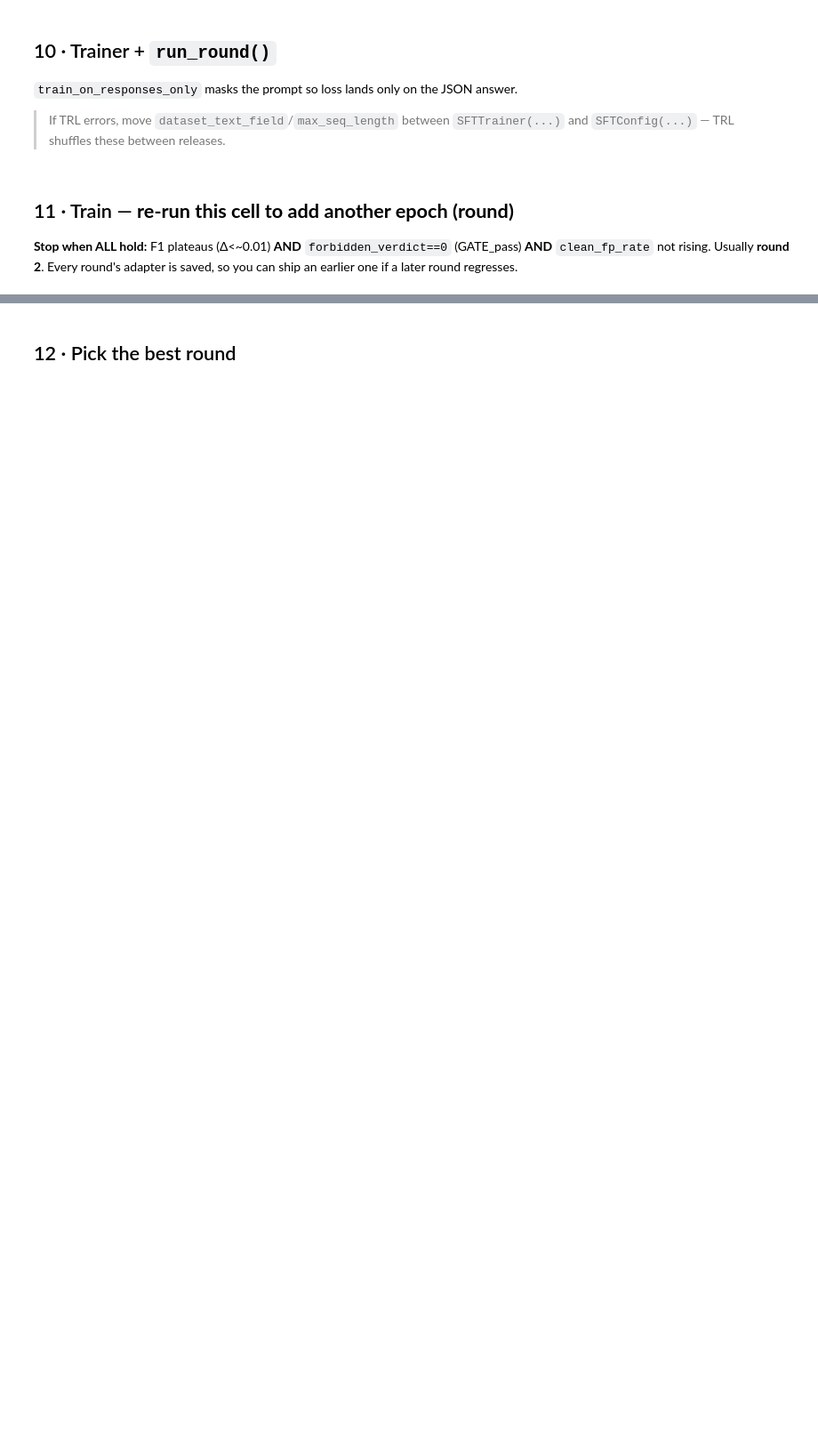
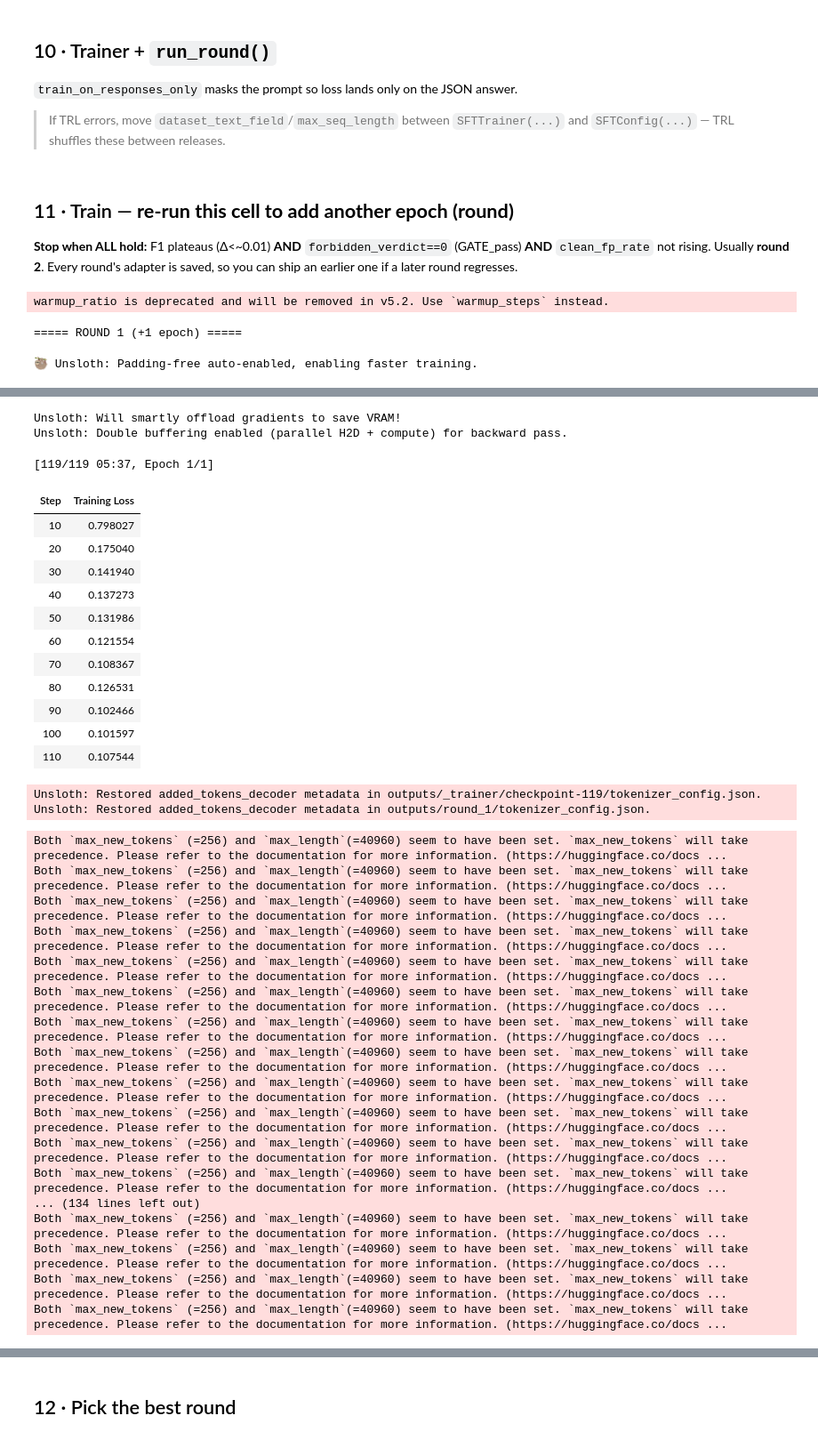
Before and after one commit to avaneeshmantrala13/trading-strategy-review-assistant, a Jupyter notebook: train_qwen3_4b_colab.ipynb, the cells around one changed output, grey strips where cells are left out. Shown at 89% size. Cells and saved outputs as stored; diff of their text form; code cells hidden in the pictures; blank space fills up the shorter version.

````diff
--- a/train_qwen3_4b_colab.ipynb
+++ b/train_qwen3_4b_colab.ipynb
@@ -178,3 +126,43 @@ def norm(s):
+# %%
+BIAS_KEYS = ["survivorship_bias", "look_ahead_bias", "storytelling_bias",
+             "overfitting_data_snooping", "transaction_cost_turnover_ignored",
+             "outlier_mishandling", "short_availability_cost"]
+HARD_BIASES = {"look_ahead_bias", "survivorship_bias"}
+
+VERDICT_PATTERNS = [
+    r"\bis (a )?(good|great|profitable|solid|strong|sound|excellent) strateg",
+    r"\byou should (buy|sell|trade|deploy|use|allocate)",
+    r"\bi recommend\b", r"\bwould be profitable\b", r"\brate(d)? (it )?\d",
+    r"\bworth (trading|deploying|investing)",
+]
+
+def strip_think(t):
+    return re.sub(r"<think>.*?</think>", "", t, flags=re.DOTALL)
+
+def extract_json(text):
+    text = strip_think(text).strip()
+    text = re.sub(r"^```(json)?", "", text).strip()
+    text = re.sub(r"```$", "", text).strip()
+    s, e = text.find("{"), text.rfind("}")
+    if s == -1 or e == -1 or e < s:
+        raise ValueError("no JSON object")
+    return json.loads(text[s:e + 1])
+
+def parse_audit(raw):
+    try:
+        d = extract_json(raw)
+    except Exception:
+        return {"ok": False}
+    flags = d.get("flags", []) or []
+    biases = {f.get("bias") for f in flags if f.get("bias") in BIAS_KEYS}
+    blob = json.dumps(d).lower()
+    leak = d.get("profitability_verdict") is not None or any(
+        re.search(p, blob) for p in VERDICT_PATTERNS)
+    return {"ok": True, "biases": biases, "verdict_leak": leak,
+            "refusal": d.get("refusal", ""), "flags": flags}
+
+def norm(s):
+    return re.sub(r"\s+", " ", (s or "").lower()).strip()
 # %% [markdown]
 ## 5 · Load Qwen3-4B (4-bit) · reuse the exact training system prompt
 # %%
@@ -415,8 +522,12 @@ def run_round():
 **AND** `clean_fp_rate` not rising. Usually **round 2**. Every round's adapter is saved,
 so you can ship an earlier one if a later round regresses.
 # %%
-if len([h for h in history if h["tag"].startswith("round_")]) < CONFIG["max_rounds"]:
+while len([h for h in history if h["tag"].startswith("round_")]) < CONFIG["max_rounds"]:
     run_round()
 else:
     print("Hit max_rounds — inspect history and pick the best round.")
 show_history(history)
+# %% [output]
+warmup_ratio is deprecated and will be removed in v5.2. Use `warmup_steps` instead.
+===== ROUND 1 (+1 epoch) =====
+🦥 Unsloth: Padding-free auto-enabled, enabling faster training.
@@ -422,0 +541,34 @@ show_history(history)
+Unsloth: Will smartly offload gradients to save VRAM!
+Unsloth: Double buffering enabled (parallel H2D + compute) for backward pass.
+[119/119 05:37, Epoch 1/1]
+| Step | Training Loss |
+| 10 | 0.798027 |
+| 20 | 0.175040 |
+| 30 | 0.141940 |
+| 40 | 0.137273 |
+| 50 | 0.131986 |
+| 60 | 0.121554 |
+| 70 | 0.108367 |
+| 80 | 0.126531 |
+| 90 | 0.102466 |
+| 100 | 0.101597 |
+| 110 | 0.107544 |
+Unsloth: Restored added_tokens_decoder metadata in outputs/_trainer/checkpoint-119/tokenizer_config.json.
+Unsloth: Restored added_tokens_decoder metadata in outputs/round_1/tokenizer_config.json.
+Both `max_new_tokens` (=256) and `max_length`(=40960) seem to have been set. `max_new_tokens` will take precedence. Please refer to the documentation for more information. (https://huggingface.co/docs ...
+Both `max_new_tokens` (=256) and `max_length`(=40960) seem to have been set. `max_new_tokens` will take precedence. Please refer to the documentation for more information. (https://huggingface.co/docs ...
+Both `max_new_tokens` (=256) and `max_length`(=40960) seem to have been set. `max_new_tokens` will take precedence. Please refer to the documentation for more information. (https://huggingface.co/docs ...
+Both `max_new_tokens` (=256) and `max_length`(=40960) seem to have been set. `max_new_tokens` will take precedence. Please refer to the documentation for more information. (https://huggingface.co/docs ...
+Both `max_new_tokens` (=256) and `max_length`(=40960) seem to have been set. `max_new_tokens` will take precedence. Please refer to the documentation for more information. (https://huggingface.co/docs ...
+Both `max_new_tokens` (=256) and `max_length`(=40960) seem to have been set. `max_new_tokens` will take precedence. Please refer to the documentation for more information. (https://huggingface.co/docs ...
+Both `max_new_tokens` (=256) and `max_length`(=40960) seem to have been set. `max_new_tokens` will take precedence. Please refer to the documentation for more information. (https://huggingface.co/docs ...
+Both `max_new_tokens` (=256) and `max_length`(=40960) seem to have been set. `max_new_tokens` will take precedence. Please refer to the documentation for more information. (https://huggingface.co/docs ...
+Both `max_new_tokens` (=256) and `max_length`(=40960) seem to have been set. `max_new_tokens` will take precedence. Please refer to the documentation for more information. (https://huggingface.co/docs ...
+Both `max_new_tokens` (=256) and `max_length`(=40960) seem to have been set. `max_new_tokens` will take precedence. Please refer to the documentation for more information. (https://huggingface.co/docs ...
+Both `max_new_tokens` (=256) and `max_length`(=40960) seem to have been set. `max_new_tokens` will take precedence. Please refer to the documentation for more information. (https://huggingface.co/docs ...
+Both `max_new_tokens` (=256) and `max_length`(=40960) seem to have been set. `max_new_tokens` will take precedence. Please refer to the documentation for more information. (https://huggingface.co/docs ...
+... (134 lines left out)
+Both `max_new_tokens` (=256) and `max_length`(=40960) seem to have been set. `max_new_tokens` will take precedence. Please refer to the documentation for more information. (https://huggingface.co/docs ...
+Both `max_new_tokens` (=256) and `max_length`(=40960) seem to have been set. `max_new_tokens` will take precedence. Please refer to the documentation for more information. (https://huggingface.co/docs ...
+Both `max_new_tokens` (=256) and `max_length`(=40960) seem to have been set. `max_new_tokens` will take precedence. Please refer to the documentation for more information. (https://huggingface.co/docs ...
+Both `max_new_tokens` (=256) and `max_length`(=40960) seem to have been set. `max_new_tokens` will take precedence. Please refer to the documentation for more information. (https://huggingface.co/docs ...
````
Also changed, not shown: parts of 28 cells of this notebook.
